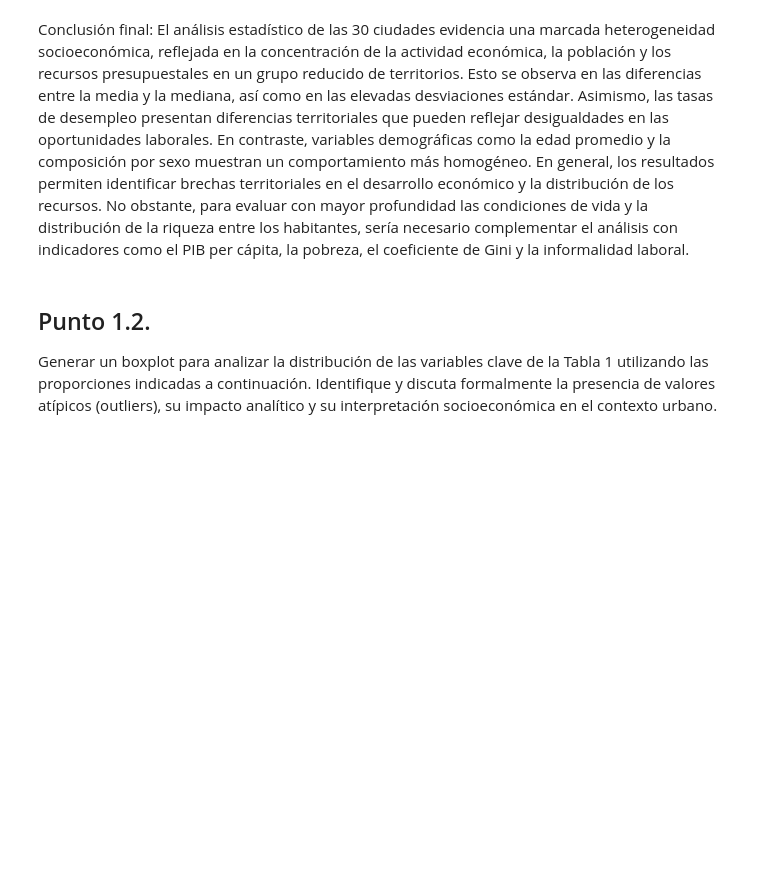
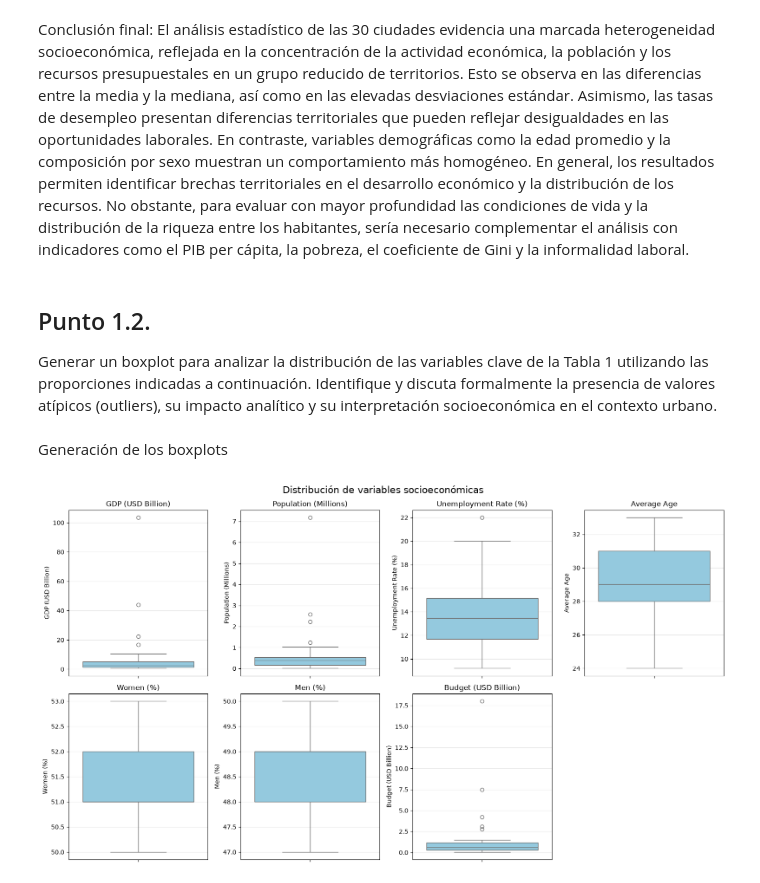
Before and after one commit to malejaDev/MachineLearning1, a Jupyter notebook: tarea1/src/notebook/tarea1.ipynb, the cells around one changed output. Cells and saved outputs as stored; diff of their text form; code cells hidden in the pictures; blank space fills up the shorter version.

```diff
--- a/tarea1/src/notebook/tarea1.ipynb
+++ b/tarea1/src/notebook/tarea1.ipynb
@@ -241,3 +241,34 @@ En general, los resultados permiten identificar brechas territoriales en el desa
 ## Punto 1.2.
 
 Generar un boxplot para analizar la distribución de las variables clave de la Tabla 1 utilizando las proporciones indicadas a continuación. Identifique y discuta formalmente la presencia de valores atípicos (outliers), su impacto analítico y su interpretación socioeconómica en el contexto urbano.
+# %% [markdown]
+Generación de los boxplots
+# %%
+
+# Generar boxplots para todas las variables numéricas
+
+fig, axes = plt.subplots(2, 4, figsize=(16, 9))
+axes = axes.flatten()
+
+for i, variable in enumerate(variables_numericas):
+    sns.boxplot(
+        y=datos[variable],
+        ax=axes[i],
+        color="skyblue"
+    )
+
+    axes[i].set_title(variable)
+    axes[i].grid(axis="y", alpha=0.3)
+
+# Ocultar el gráfico sobrante
+axes[-1].axis("off")
+
+plt.suptitle(
+    "Distribución de variables socioeconómicas",
+    fontsize=16
+)
+
+plt.tight_layout()
+plt.show()
+# %% [output]
+[figure, added]
```
Also changed, not shown: parts of 3 cells of this notebook, 2 other files.
